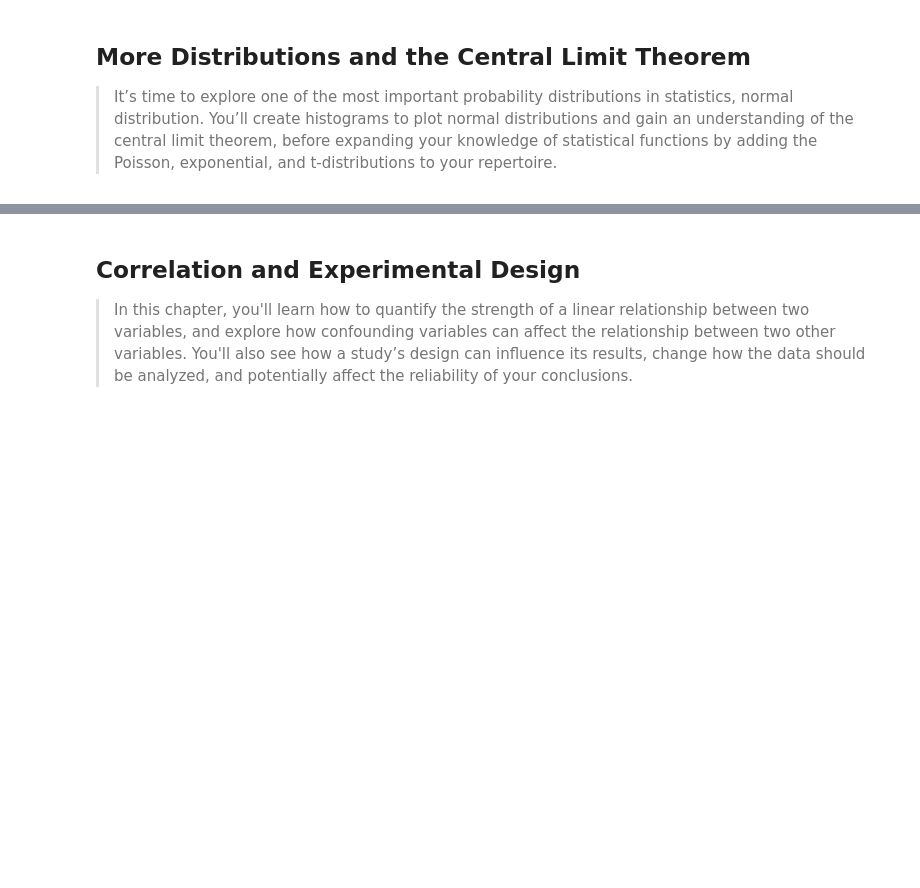
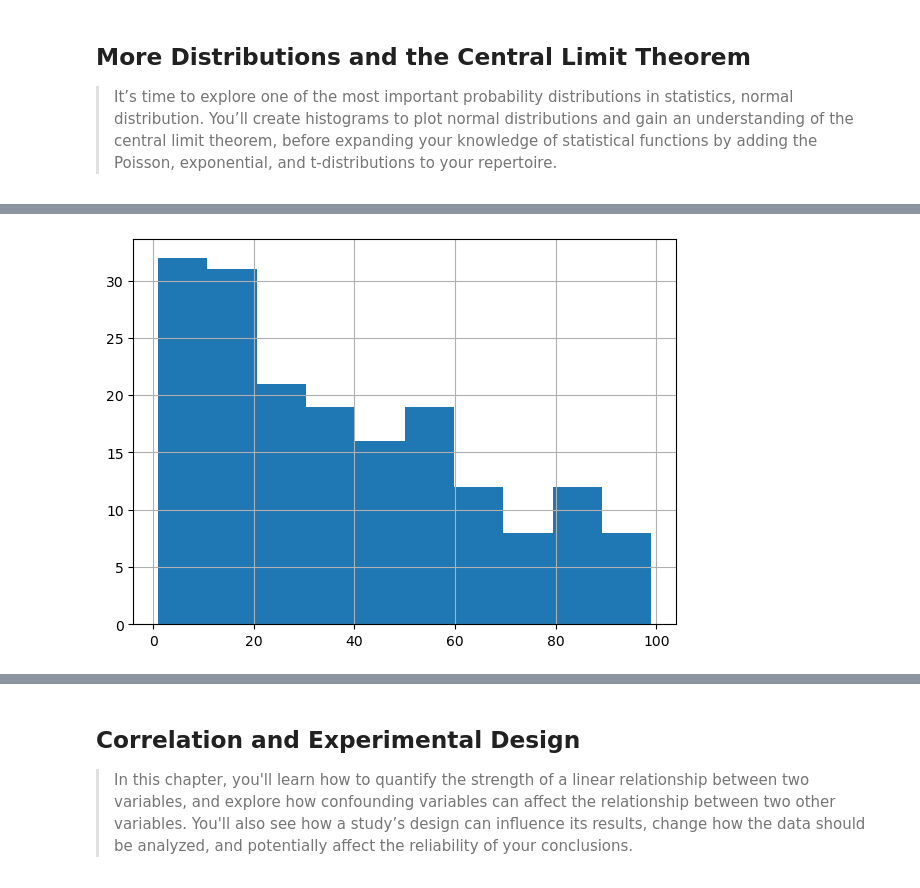
Before and after one commit to anhhaibkhn/Data-Science-selfstudy-notes-Blog, a Jupyter notebook: _notebooks/Introduction to Statistics in Python/2022-08-31-Introduction to Statistics in Python.ipynb, the cells around one changed output, grey strips where cells are left out. Cells and saved outputs as stored; diff of their text form; code cells hidden in the pictures; blank space fills up the shorter version.

```diff
--- a/_notebooks/Introduction to Statistics in Python/2022-08-31-Introduction to Statistics in Python.ipynb
+++ b/_notebooks/Introduction to Statistics in Python/2022-08-31-Introduction to Statistics in Python.ipynb
@@ -709,0 +819,6 @@ print(won_35pct)
+# %%
+# Create a histogram of num_users and show
+amir_deals['num_users'].hist()
+plt.show()
+# %% [output]
+[figure, added]
```
Also changed, not shown: parts of 53 cells of this notebook, 10 other files.
